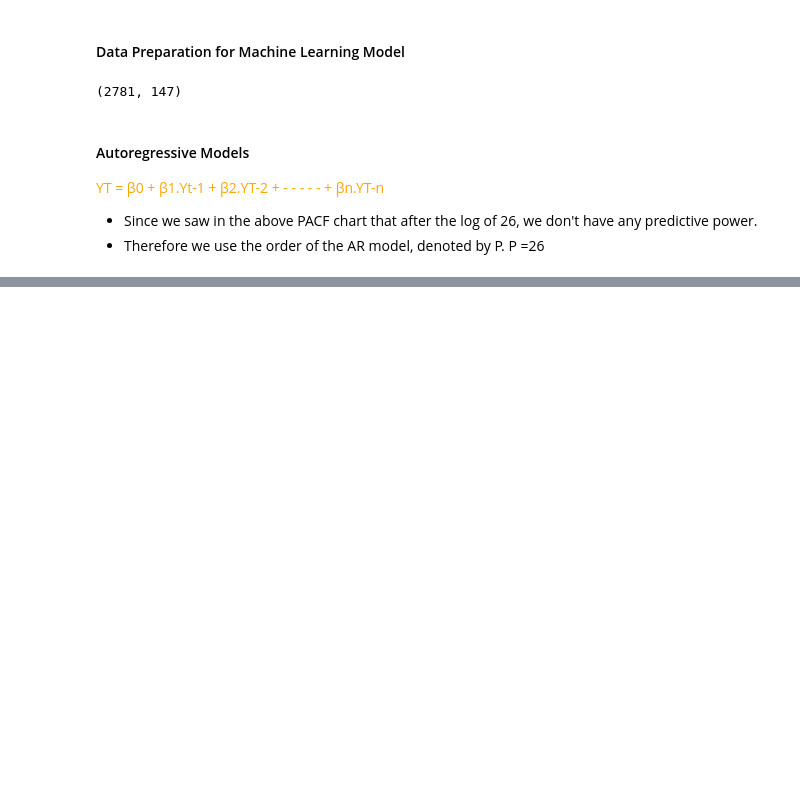
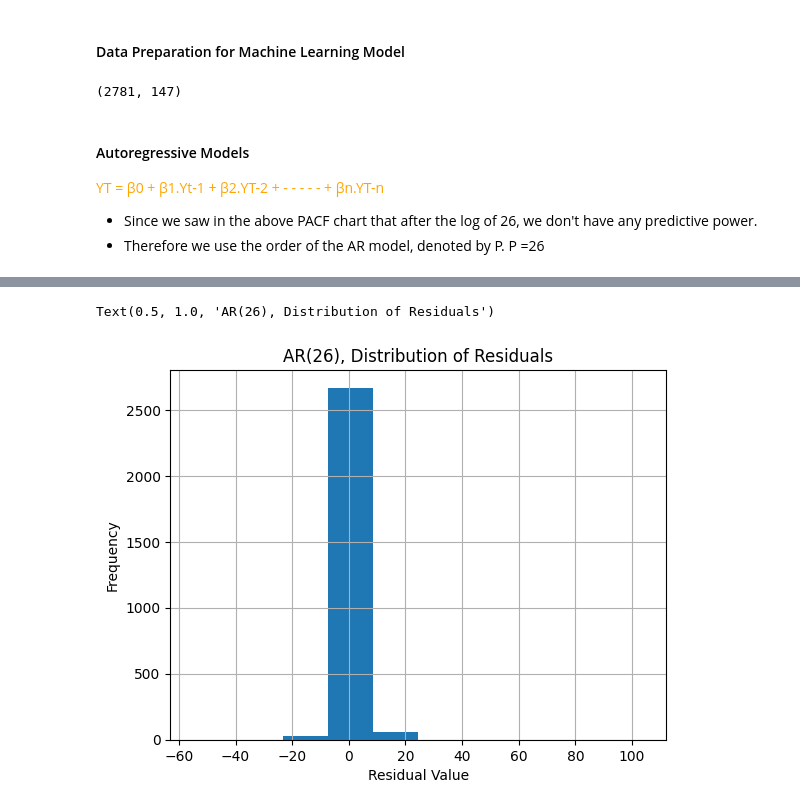
Before and after one commit to tech-ml-quant-luv/Applied_data_science_lab_worldquant, a Jupyter notebook: Project 3 - Air Quality in Nairobi (time-series)/033-autoregressive-models.ipynb, the cells around one changed output, grey strips where cells are left out. Cells and saved outputs as stored; diff of their text form; code cells hidden in the pictures; blank space fills up the shorter version.

```diff
--- a/Project 3 - Air Quality in Nairobi (time-series)/033-autoregressive-models.ipynb
+++ b/Project 3 - Air Quality in Nairobi (time-series)/033-autoregressive-models.ipynb
@@ -132,0 +161,8 @@ Training MAE: 2.28063001426738
+# %%
+y_train_resid.hist()
+plt.xlabel("Residual Value")
+plt.ylabel("Frequency")
+plt.title("AR(26), Distribution of Residuals")
+# %% [output]
+Text(0.5, 1.0, 'AR(26), Distribution of Residuals')
+[figure, added]
```
Also changed, not shown: parts of 19 cells of this notebook, 5 other files.
